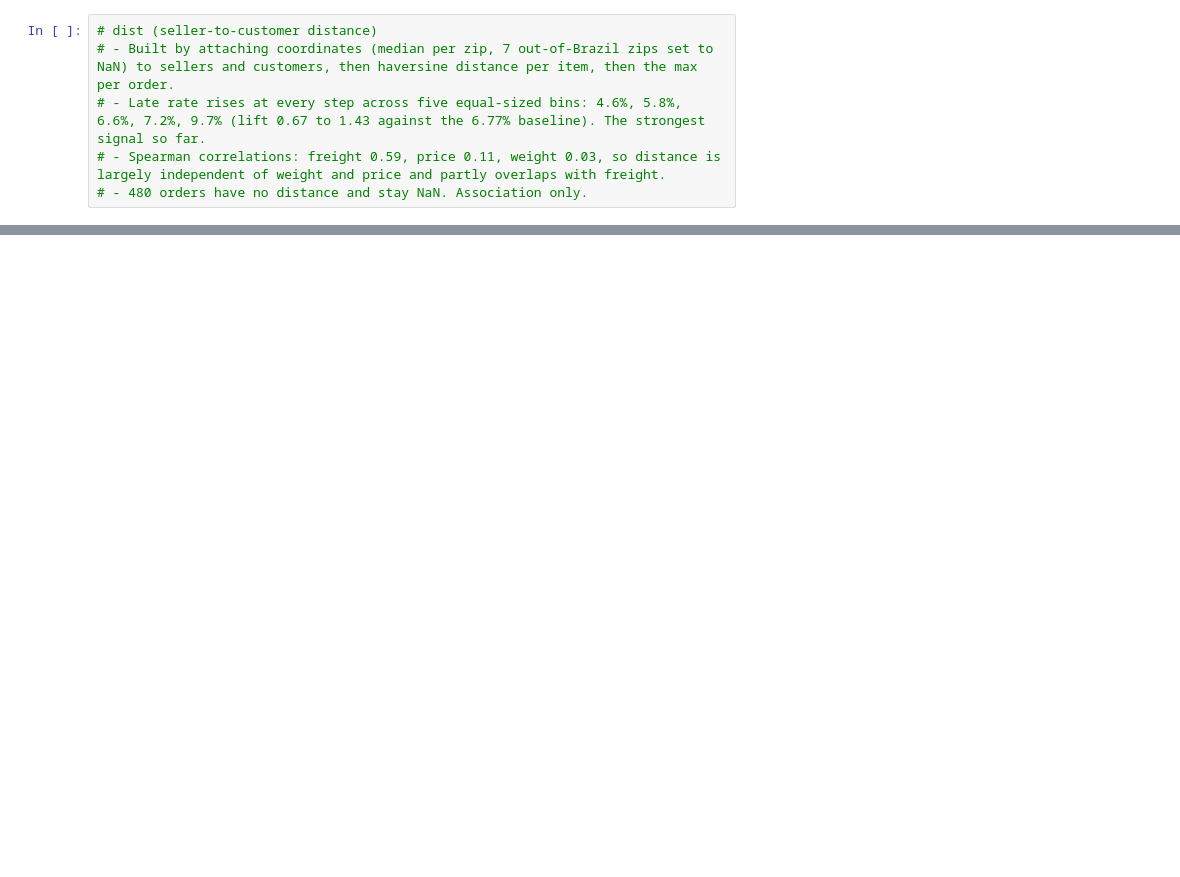
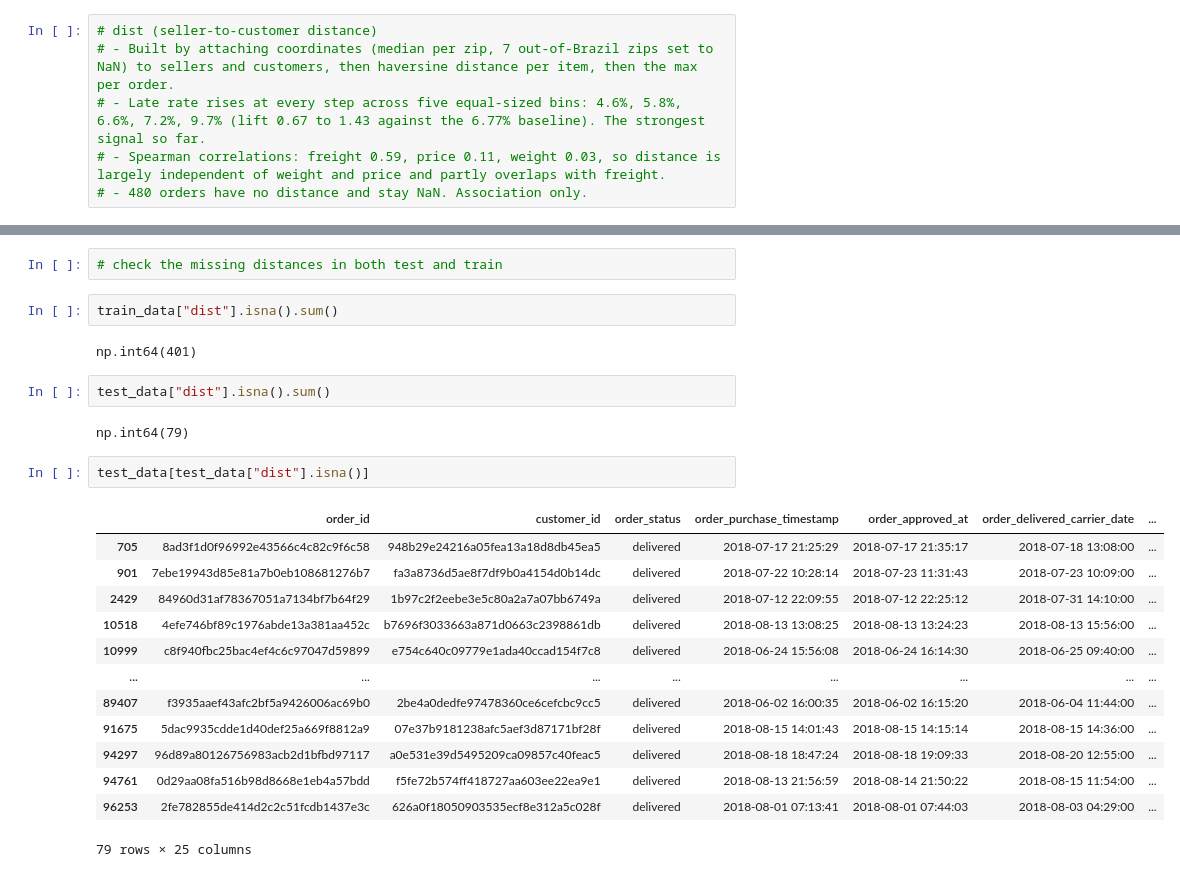
Before and after one commit to philipkasumbi/olist-late-delivery-prediction, a Jupyter notebook: notebooks/01_data_exploration.ipynb, the cells around one changed output, grey strips where cells are left out. Saved outputs shown, nothing was run; the diff lists cells and outputs as text; blank space fills up the shorter version.

```diff
--- a/notebooks/01_data_exploration.ipynb
+++ b/notebooks/01_data_exploration.ipynb
@@ -556,0 +1634,26 @@ modelling["dist"].describe()
+# %%
+# check the missing distances in both test and train
+# %%
+train_data["dist"].isna().sum()
+# %% [output]
+np.int64(401)
+# %%
+test_data["dist"].isna().sum()
+# %% [output]
+np.int64(79)
+# %%
+test_data[test_data["dist"].isna()]
+# %% [output]
+|  | order_id | customer_id | order_status | order_purchase_timestamp | order_approved_at | order_delivered_carrier_date | ... |
+| 705 | 8ad3f1d0f96992e43566c4c82c9f6c58 | 948b29e24216a05fea13a18d8db45ea5 | delivered | 2018-07-17 21:25:29 | 2018-07-17 21:35:17 | 2018-07-18 13:08:00 | ... |
+| 901 | 7ebe19943d85e81a7b0eb108681276b7 | fa3a8736d5ae8f7df9b0a4154d0b14dc | delivered | 2018-07-22 10:28:14 | 2018-07-23 11:31:43 | 2018-07-23 10:09:00 | ... |
+| 2429 | 84960d31af78367051a7134bf7b64f29 | 1b97c2f2eebe3e5c80a2a7a07bb6749a | delivered | 2018-07-12 22:09:55 | 2018-07-12 22:25:12 | 2018-07-31 14:10:00 | ... |
+| 10518 | 4efe746bf89c1976abde13a381aa452c | b7696f3033663a871d0663c2398861db | delivered | 2018-08-13 13:08:25 | 2018-08-13 13:24:23 | 2018-08-13 15:56:00 | ... |
+| 10999 | c8f940fbc25bac4ef4c6c97047d59899 | e754c640c09779e1ada40ccad154f7c8 | delivered | 2018-06-24 15:56:08 | 2018-06-24 16:14:30 | 2018-06-25 09:40:00 | ... |
+| ... | ... | ... | ... | ... | ... | ... | ... |
+| 89407 | f3935aaef43afc2bf5a9426006ac69b0 | 2be4a0dedfe97478360ce6cefcbc9cc5 | delivered | 2018-06-02 16:00:35 | 2018-06-02 16:15:20 | 2018-06-04 11:44:00 | ... |
+| 91675 | 5dac9935cdde1d40def25a669f8812a9 | 07e37b9181238afc5aef3d87171bf28f | delivered | 2018-08-15 14:01:43 | 2018-08-15 14:15:14 | 2018-08-15 14:36:00 | ... |
+| 94297 | 96d89a80126756983acb2d1bfbd97117 | a0e531e39d5495209ca09857c40feac5 | delivered | 2018-08-18 18:47:24 | 2018-08-18 19:09:33 | 2018-08-20 12:55:00 | ... |
+| 94761 | 0d29aa08fa516b98d8668e1eb4a57bdd | f5fe72b574ff418727aa603ee22ea9e1 | delivered | 2018-08-13 21:56:59 | 2018-08-14 21:50:22 | 2018-08-15 11:54:00 | ... |
+| 96253 | 2fe782855de414d2c2c51fcdb1437e3c | 626a0f18050903535ecf8e312a5c028f | delivered | 2018-08-01 07:13:41 | 2018-08-01 07:44:03 | 2018-08-03 04:29:00 | ... |
+79 rows × 25 columns
```
Also changed, not shown: parts of 176 cells of this notebook.
